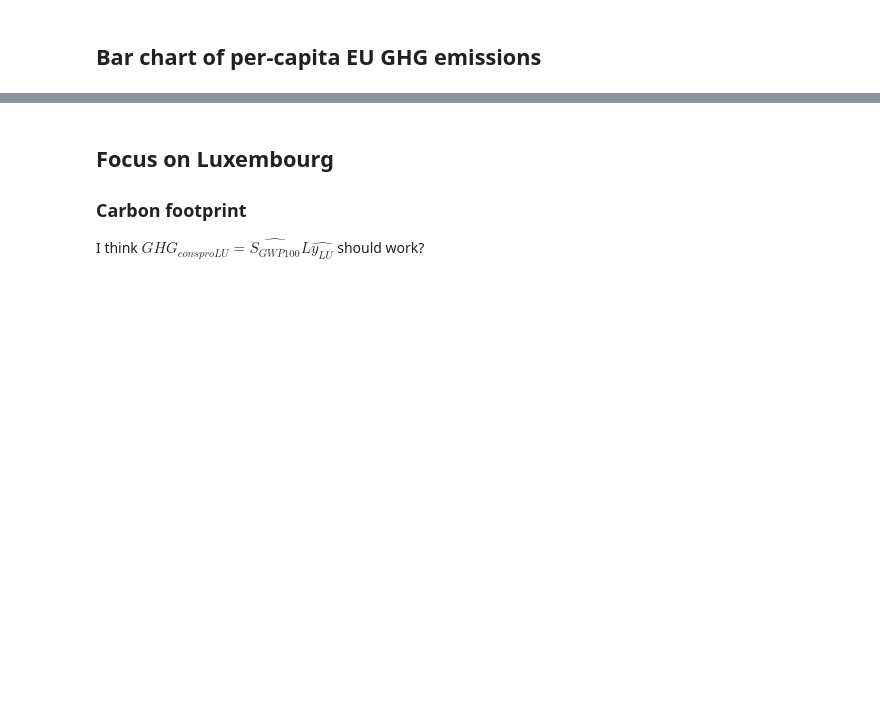
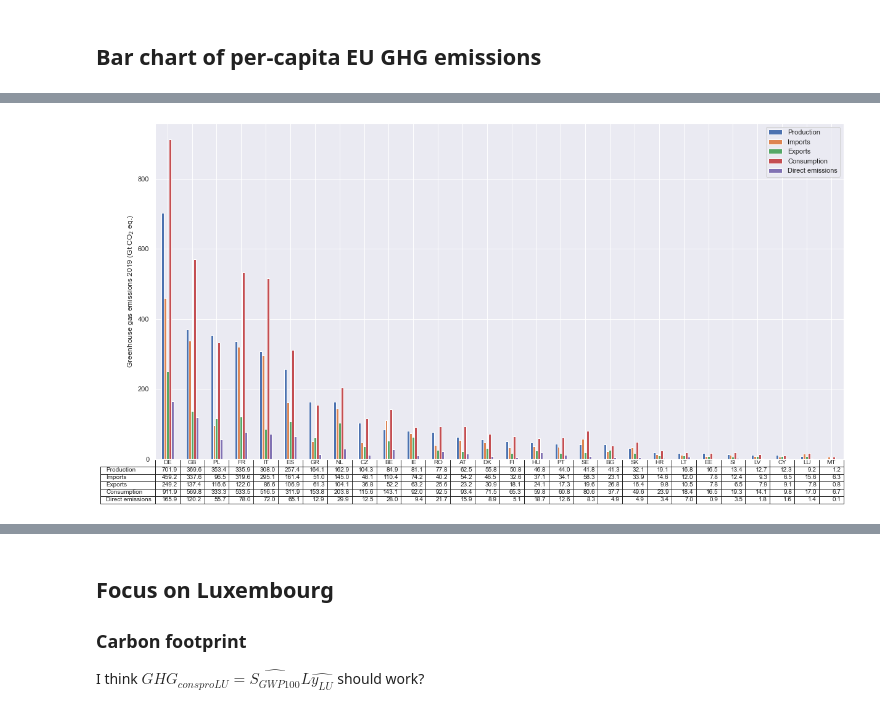
Before and after one commit to thomasgibon/io-footprinting, a Jupyter notebook: exiobase_use.ipynb, the cells around one changed output, grey strips where cells are left out. Cells and saved outputs as stored; diff of their text form; code cells hidden in the pictures; blank space fills up the shorter version.

```diff
--- a/exiobase_use.ipynb
+++ b/exiobase_use.ipynb
@@ -299,4 +417,18 @@ footprints_EU_UNFCCC=pd.concat([GHG_pba_tot,
                                          'Imports',
                                          'Exports',
                                          'Consumption',
-                                        'Direct emissions')).iloc[:28,:].sort_values(by='Production',ascending=False)/1000
+                                        'Direct emissions')).iloc[:28,:].sort_values(by='Production',ascending=False)/1000000000
+# %%
+sns.set(font_scale=1)
+
+fig,ax=plt.subplots(figsize=(20,10))
+footprints_EU_UNFCCC.plot(kind='bar',ax=ax)
+ax.set_ylabel(f'Greenhouse gas emissions {year} (Gt CO$_{2}$ eq.)')
+ax.set_xticklabels([])
+table = plt.table(colLabels=footprints_EU_UNFCCC.index,
+          rowLabels=footprints_EU_UNFCCC.columns,
+          cellText=footprints_EU_UNFCCC.T.round(1).values,loc='bottom')
+
+table.set_fontsize(10)
+# %% [output]
+[figure, added]
```
Also changed, not shown: parts of 95 cells of this notebook.
